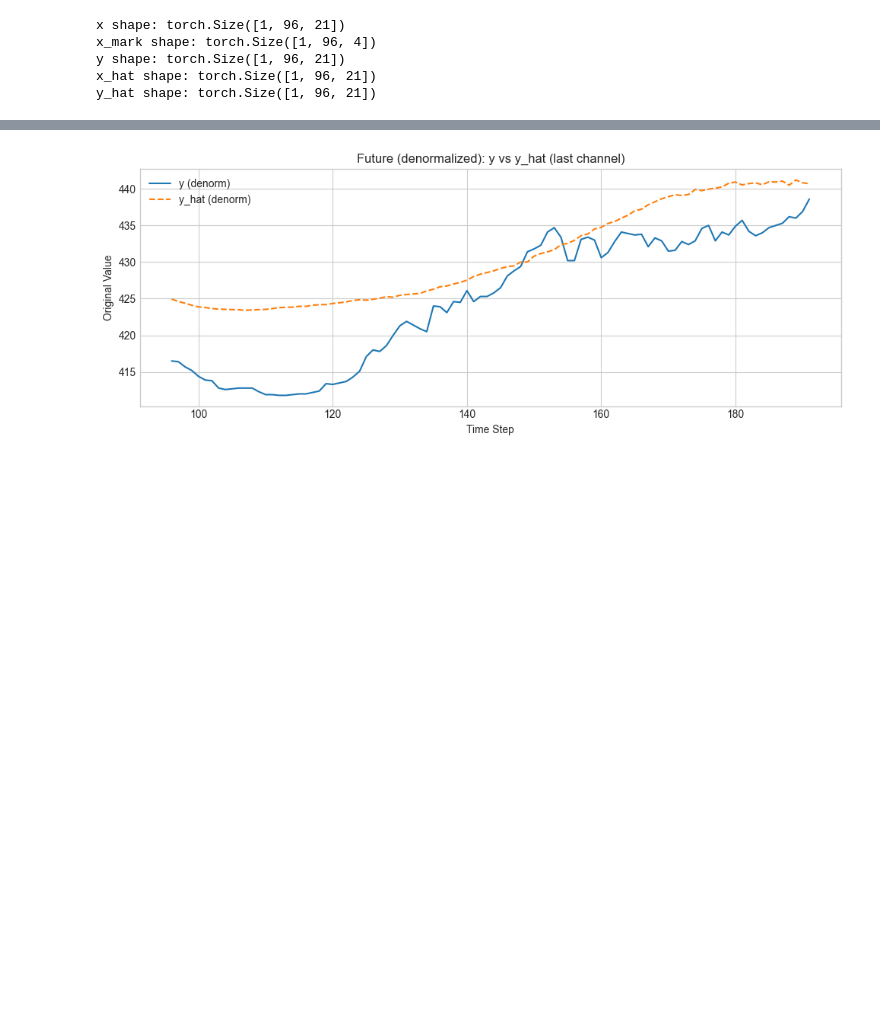
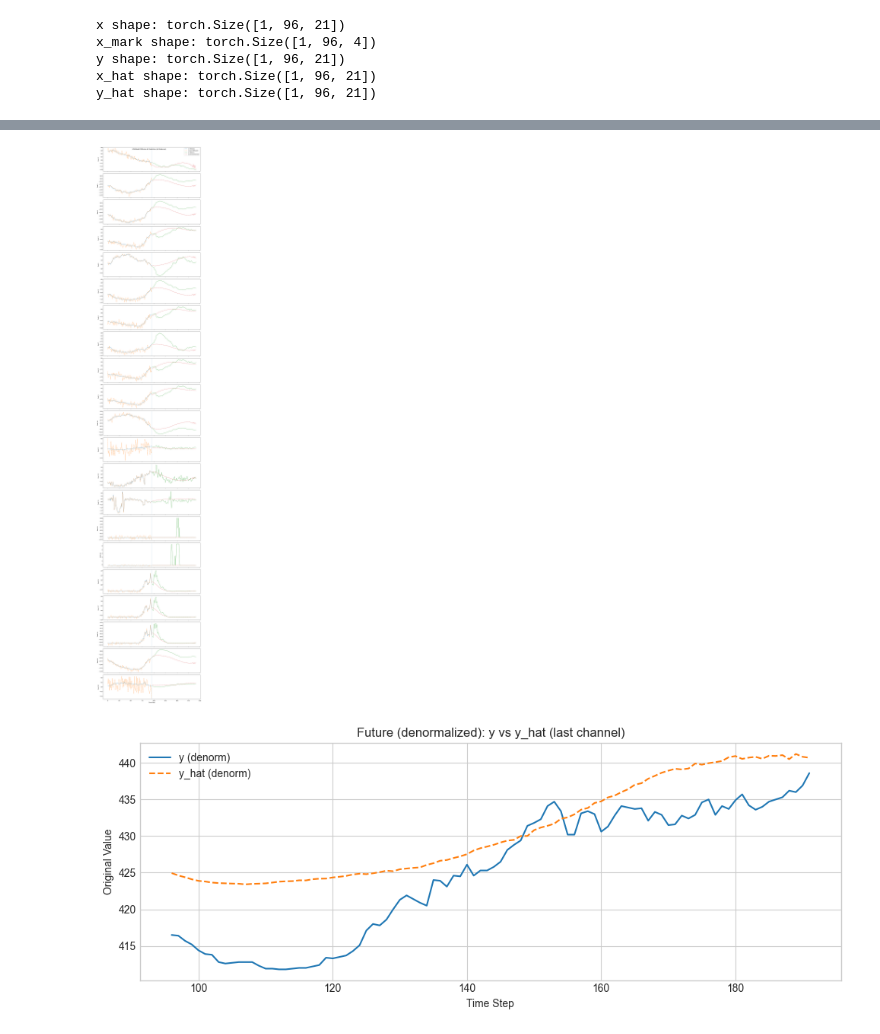
Before and after one commit to SWHU-maker/TimeSeries-LZH, a Jupyter notebook: showDiffusion.ipynb, the cells around one changed output, grey strips where cells are left out. Cells and saved outputs as stored; diff of their text form; code cells hidden in the pictures; blank space fills up the shorter version.

```diff
--- a/showDiffusion.ipynb
+++ b/showDiffusion.ipynb
@@ -1,4 +1,6 @@
 # %%
+
+
 # Cell 1: 基础导入 & 加载配置
 import torch
 import numpy as np
@@ -9,12 +11,13 @@ from data_provider.data_loader import DataModule
 from exp.exp_model import Model
 
 # ==== 选择配置 ====
-# 假设你已经在 exp_config 里写了一个 LZHModel 的配置
-# 如果名字不同，就把 'LZHModelConfig' 改成你自己的
+
 config = get_config('LZHModelConfig')
-
 config.model = 'lzhmodel'
+config.diff=1
+# 只展示一个批次的第1个数据变化方式
 config.bs = 1
+config.diff = 1
 
 # 用 GPU / CPU
 device = config.device
@@ -23,8 +26,11 @@ print("Using device:", device)
 <module 'module.name' from 'configs/LZHModelConfig.py'> LZHModelConfig
 Using device: cuda
 # %%
+
+
 # Cell 2: 构建 DataModule & 加载模型权重
 
+# log是为了用dataLoader占位用的
 class DummyLogger:
     def only_print(self, msg):
         print(msg)
@@ -39,10 +45,8 @@ model = Model(config).to(device)
 model.eval()
 
 # ==== 加载训练好的权重 ====
-# 路径规则和你 RunOnce 里是一样的：
-# ./checkpoints/{config.model}/{log.filename}_round_{runId}.pt
-# 这里建议你手动填一个你想看的 checkpoint 路径
-model_ckpt = "./checkpoints/lzhmodel/Datasetweather_Modellzhmodel_Density0.700_dmodel128_Rank40_SeqLen96_PredLen96_NoiseSteps40_NoiseScale1.0_Lamda0.5_round_0.pt"  # TODO: 改成你真实的路径
+# 路径规则和 RunOnce 里是一样的：
+model_ckpt = "./checkpoints/lzhmodel/Datasetweather_Modellzhmodel_Density0.700_dmodel128_Rank40_diff1_SeqLen96_PredLen96_NoiseSteps40_NoiseScale1.0_Lamda0.5_round_0.pt"  # TODO: 改成你真实的路径
 
 state_dict = torch.load(model_ckpt, map_location=device)
 model.load_state_dict(state_dict)
@@ -130,0 +97,67 @@ plt.show()
+# %%
+# 替换原来的 Cell 4: 抽取 batch[0] 的全部通道并可视化 + 保存图片（带时间戳）
+import os
+from datetime import datetime
+
+# 把 tensor -> numpy
+x_np     = x[0].detach().cpu().numpy()        # [seq_len, C_x]
+x_hat_np = x_hat[0].detach().cpu().numpy()    # [seq_len, C_x]
+y_np     = y[0].detach().cpu().numpy()        # [pred_len, C_y]
+y_hat_np = y_hat[0].detach().cpu().numpy()    # [pred_len, C_y]
+
+seq_len   = x_np.shape[0]
+pred_len  = y_np.shape[0]
+num_feat  = x_np.shape[1]
+
+t_hist   = np.arange(seq_len)
+t_future = np.arange(seq_len, seq_len + pred_len)
+
+# 一张图里多个子图：每个特征一个子图
+fig, axes = plt.subplots(num_feat, 1, figsize=(12, 3 * num_feat), sharex=True)
+
+# 兼容 num_feat == 1 的情况
+if num_feat == 1:
+    axes = [axes]
+
+for c in range(num_feat):
+    ax = axes[c]
+
+    x_c     = x_np[:, c]
+    x_hat_c = x_hat_np[:, c]
+    y_c     = y_np[:, c]
+    y_hat_c = y_hat_np[:, c]
+
+    # 历史部分：t = [0, seq_len-1]
+    ax.plot(t_hist, x_c, label='x (history)', linewidth=1)
+    ax.plot(t_hist, x_hat_c, linestyle='--', label='x_hat (diffusion)', linewidth=1)
+
+    # 未来部分：t = [seq_len, seq_len+pred_len-1]
+    ax.plot(t_future, y_c, label='y (future)', linewidth=1)
+    ax.plot(t_future, y_hat_c, linestyle='--', label='y_hat (prediction)', linewidth=1)
+
+    # 一条竖线标记历史/未来分界
+    ax.axvline(seq_len - 0.5, linestyle=':', linewidth=0.8)
+
+    ax.set_ylabel(f'Feat {c}')
+    if c == 0:
+        ax.legend(loc='upper right')
+
+axes[-1].set_xlabel('Time Step')
+fig.suptitle('LZHModel Diffusion & Prediction (all features)', y=0.99)
+
+plt.tight_layout()
+
+# ===== 保存图片（文件名带时间戳）=====
+save_dir = './resultsPNG/figures'
+os.makedirs(save_dir, exist_ok=True)
+
+# 生成时间戳，比如 20251201-231530
+timestamp = datetime.now().strftime("%Y%m%d-%H%M%S")
+filename = f'lzhmodel_diffusion_weather_all_features_{timestamp}.png'
+save_path = os.path.join(save_dir, filename)
+
+plt.savefig(save_path, dpi=300)
+print('Figure saved to:', save_path)
+
+plt.show()
+# %% [output]
@@ -131,3 +165,4 @@ plt.show()
+[figure, added]
 # %%
 # Cell 5: 可选 - 把 y / y_hat 反归一化到原始数值再画
 
```
Also changed, not shown: parts of 5 cells of this notebook, 8 other files.
